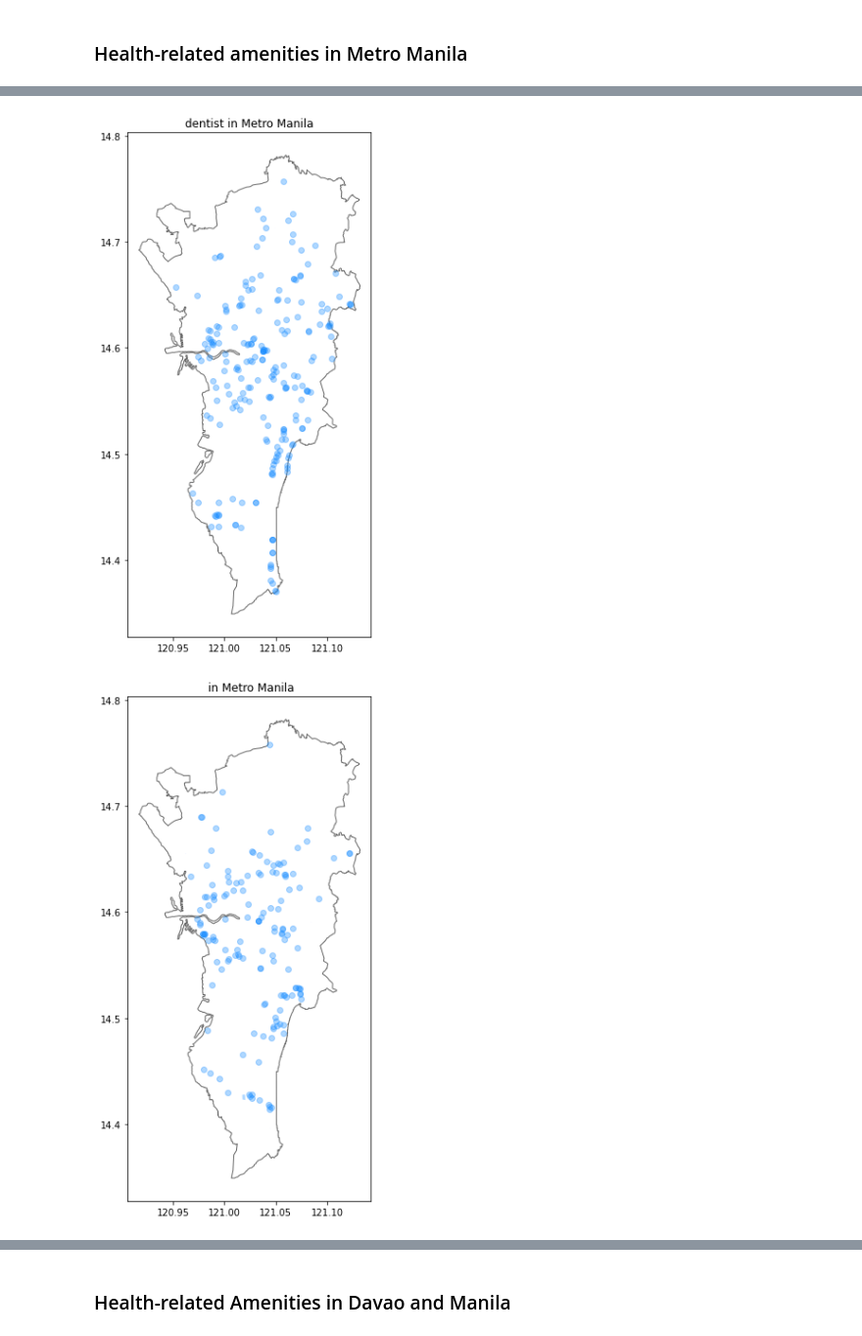
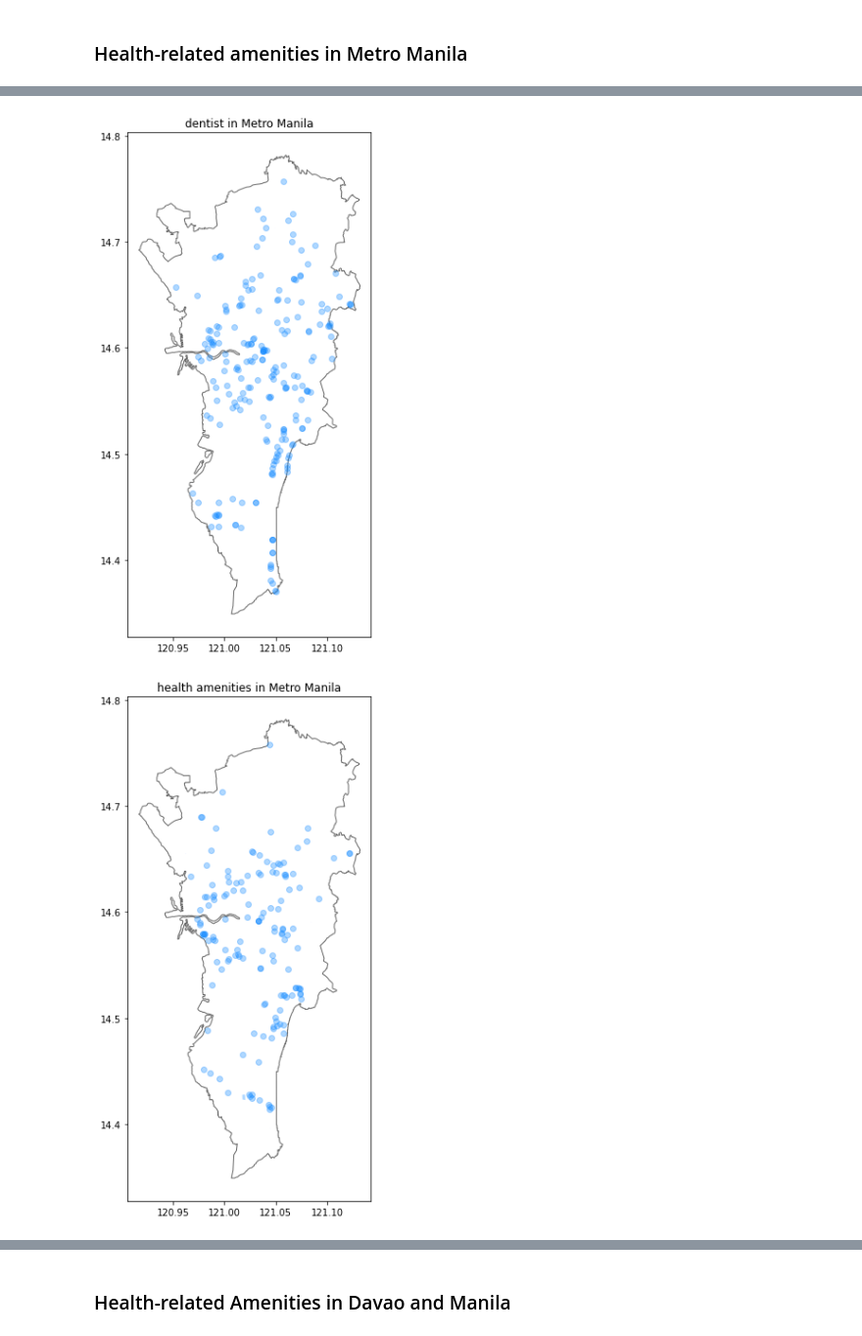
Before and after one commit to michaeladizon/Data-Collection, a Jupyter notebook: 02 - Health Sites/HealthSites.ipynb, the cells around one changed output, grey strips where cells are left out. Shown at 98% size. Saved outputs shown, nothing was run; the diff lists cells and outputs as text; code cells hidden in the pictures.

```diff
--- a/02 - Health Sites/HealthSites.ipynb
+++ b/02 - Health Sites/HealthSites.ipynb
@@ -130,8 +131,9 @@ for i in amenities:
     amenity = healthsites[healthsites['amenity'] == i]
     ax = dvo.plot(figsize=(10,10), color='white', edgecolor='dimgray')
     join = gpd.sjoin(amenity, dvo, op='within')
-    if(len(join)>0): join.plot(ax=ax, color='dodgerblue', alpha=0.35)
-    ax.set_title(i + ' in Davao del Sur')
+    if(join.empty == 0): join.plot(ax=ax, color='dodgerblue', alpha=0.35)
+    if(i == ''): ax.set_title('health amenities in Davao del Sur')
+    else: ax.set_title(i + ' in Davao del Sur')
 #     ax.axis('off')
 # %% [output]
 [figure]
@@ -148,18 +150,19 @@ for i in amenities:
 # %%
 for i in amenities:
     amenity = healthsites[healthsites['amenity'] == i]
     ax = mnl.plot(figsize=(10,10), color='white', edgecolor='dimgray')
     join = gpd.sjoin(amenity, mnl, op='within')
-    if(len(join)>0): join.plot(ax=ax, color='dodgerblue', alpha=0.35)
-    ax.set_title(i + ' in Metro Manila')
+    if(join.empty == 0): join.plot(ax=ax, color='dodgerblue', alpha=0.35)
+    if(i == ''): ax.set_title('health amenities in Metro Manila')
+    else: ax.set_title(i + ' in Metro Manila')
 #     ax.axis('off')
 # %% [output]
 [figure]
 [figure]
 [figure]
 [figure]
 [figure]
-[figure, old version]
+[figure, new version]
 [figure]
 [figure]
 [figure]
```
Also changed, not shown: parts of 3 cells of this notebook.
